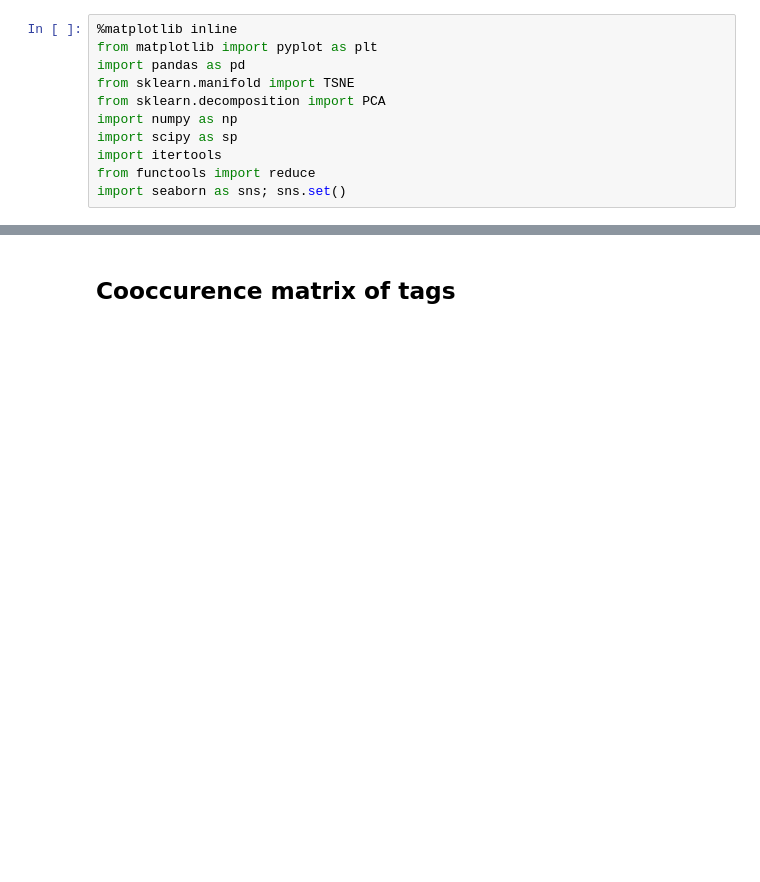
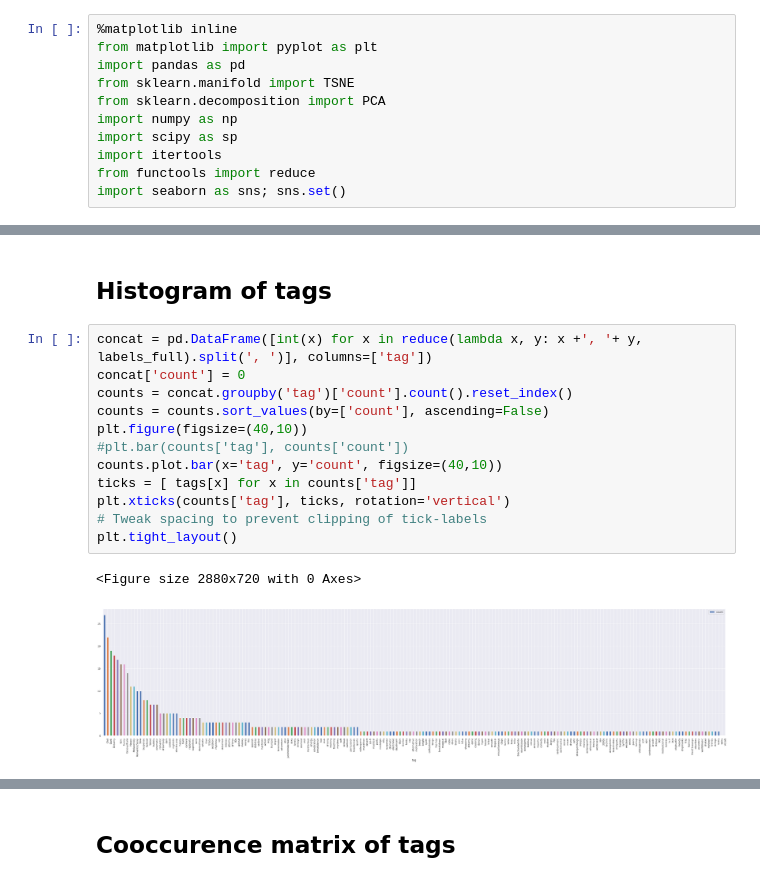
Before and after one commit to TRASH-INC/music-auto_tagging-keras, a Jupyter notebook: notebooks/features visualization.ipynb, the cells around one changed output, grey strips where cells are left out. Saved outputs shown, nothing was run; the diff lists cells and outputs as text; blank space fills up the shorter version.

Commit message:
visualization for the tags

```diff
--- a/notebooks/features visualization.ipynb
+++ b/notebooks/features visualization.ipynb
@@ -41,0 +160,17 @@ data.head()
+# %% [markdown]
+## Histogram of tags
+# %%
+concat = pd.DataFrame([int(x) for x in reduce(lambda x, y: x +', '+ y, labels_full).split(', ')], columns=['tag'])
+concat['count'] = 0
+counts = concat.groupby('tag')['count'].count().reset_index()
+counts = counts.sort_values(by=['count'], ascending=False)
+plt.figure(figsize=(40,10))
+#plt.bar(counts['tag'], counts['count'])
+counts.plot.bar(x='tag', y='count', figsize=(40,10))
+ticks = [ tags[x] for x in counts['tag']]
+plt.xticks(counts['tag'], ticks, rotation='vertical')
+# Tweak spacing to prevent clipping of tick-labels
+plt.tight_layout()
+# %% [output]
+<Figure size 2880x720 with 0 Axes>
+[figure, added]
```
Also changed, not shown: parts of 13 cells of this notebook, 1 other file.
